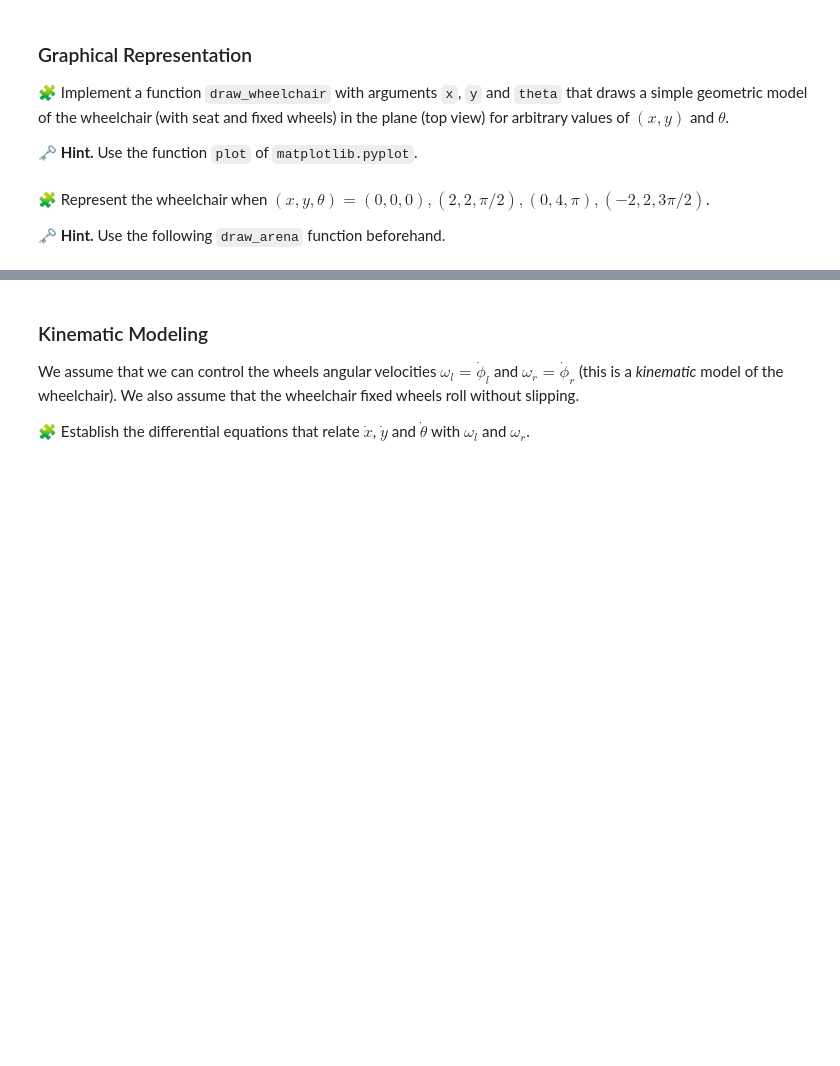
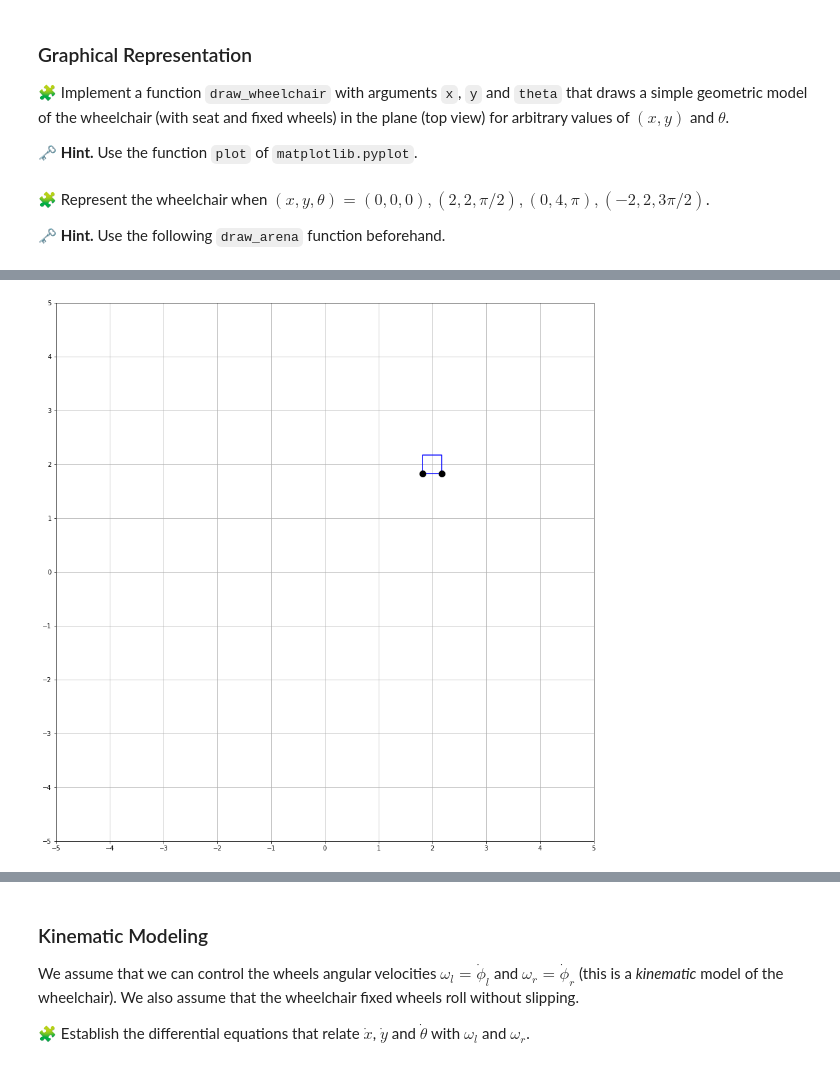
Before and after one commit to HibaNRJ/control-engineering-with-python-project-2022-2023, a Jupyter notebook: Project-1.ipynb, the cells around one changed output, grey strips where cells are left out. Cells and saved outputs as stored; diff of their text form; code cells hidden in the pictures; blank space fills up the shorter version.

```diff
--- a/Project-1.ipynb
+++ b/Project-1.ipynb
@@ -72,0 +96,5 @@ pass
+# %%
+draw_arena(-5,5,-5,5)
+draw_wheelchair(2,2,pi/2)
+# %% [output]
+[figure, added]
```
Also changed, not shown: parts of 8 cells of this notebook.
